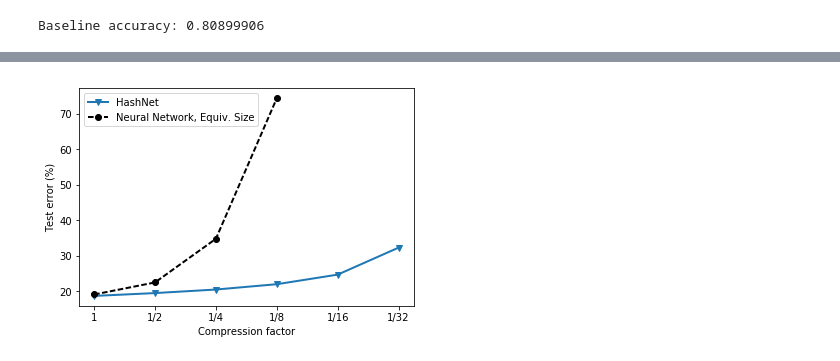
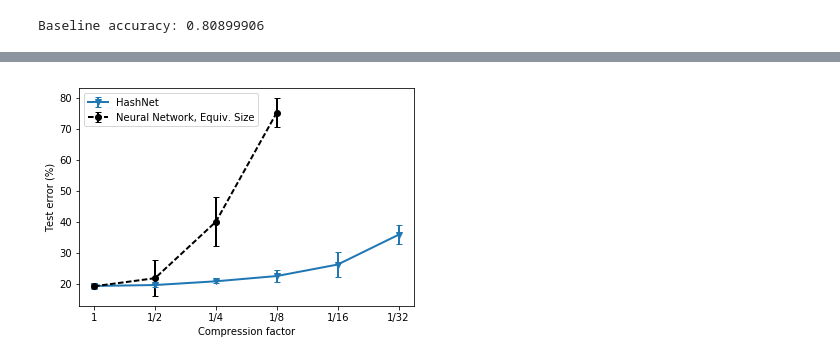
Before and after one commit to cfifty/numpyGCN, a Jupyter notebook: CompressionEval.ipynb, the cells around one changed output, grey strips where cells are left out. Drawn from its saved outputs; the diff is of its cells as text; code cells hidden in the pictures.

```diff
--- a/CompressionEval.ipynb
+++ b/CompressionEval.ipynb
@@ -132,5 +135,5 @@ for cf in tqdm(compression_factors):
                 break
         _, compressed_acc, _ = evaluate(features, support, y_test, test_mask, placeholders)
         all_acc.append(compressed_acc)
-    compression_accuracies.append(np.median(all_acc))
+    compression_accuracies.append(all_acc)
 compression_accuracies = np.asarray(compression_accuracies)
@@ -184,7 +191,7 @@ for cf in tqdm(compression_factors_base):
                 break
         _, compressed_acc, _ = evaluate(features, support, y_test, test_mask, placeholders)
         all_acc.append(compressed_acc)
-    base_compression_accuracies.append(np.median(all_acc))
+    base_compression_accuracies.append(all_acc)
 
 FLAGS.hidden1 = 16
 
@@ -218,22 +225,27 @@ for cf in tqdm(compression_factors_hashed):
                 break
         _, compressed_acc, _ = evaluate(features, support, y_test, test_mask, placeholders)
         all_acc.append(compressed_acc)
-    both_layer_compression_accuracies.append(np.median(all_acc))
+    both_layer_compression_accuracies.append(all_acc)
 
 base_compression_accuracies = np.asarray(base_compression_accuracies)
 both_layer_compression_accuracies = np.asarray(both_layer_compression_accuracies)
+# %%
+both_layer_compression_median = (1 - np.median(both_layer_compression_accuracies, axis=1)) * 100
+both_layer_compression_std = np.std(both_layer_compression_accuracies, axis=1) * 100
+base_compression_median = (1 - np.median(base_compression_accuracies, axis=1)) * 100
+base_compression_std = np.std(base_compression_accuracies, axis=1) * 100
 # %%
 # Plot comparison between hashed and equiv size unhashed
 x = np.arange(len(compression_factors_hashed))
 plt.xlabel("Compression factor")
 plt.ylabel("Test error (%)")
-plt.plot(x, (1 - both_layer_compression_accuracies) * 100, label="HashNet", linewidth=2.0, marker='v')
-fig = plt.plot(x[:len(compression_factors_base)], (1 - base_compression_accuracies) * 100, label="Neural Network, Equiv. Size", \
-         linewidth=2.0, marker='o', linestyle='--', color='black')
+plt.errorbar(x, both_layer_compression_median, both_layer_compression_std, label="HashNet", linewidth=2.0, marker='v', capsize=3)
+fig = plt.errorbar(x[:len(compression_factors_base)], base_compression_median, base_compression_std, \
+                   label="Neural Network, Equiv. Size", linewidth=2.0, marker='o', linestyle='--', color='black', capsize=3)
 plt.xticks(x, ["1", "1/2", "1/4", "1/8", "1/16", "1/32", "1/64", "1/128"])
 leg = plt.legend()
 # %% [output]
-[figure, old version]
+[figure, new version]
 # %%
 with open('compression_equiv.png','wb') as f:
     fig[0].figure.savefig(f, format='png', dpi=144)
```
Also changed, not shown: parts of 4 cells of this notebook.
